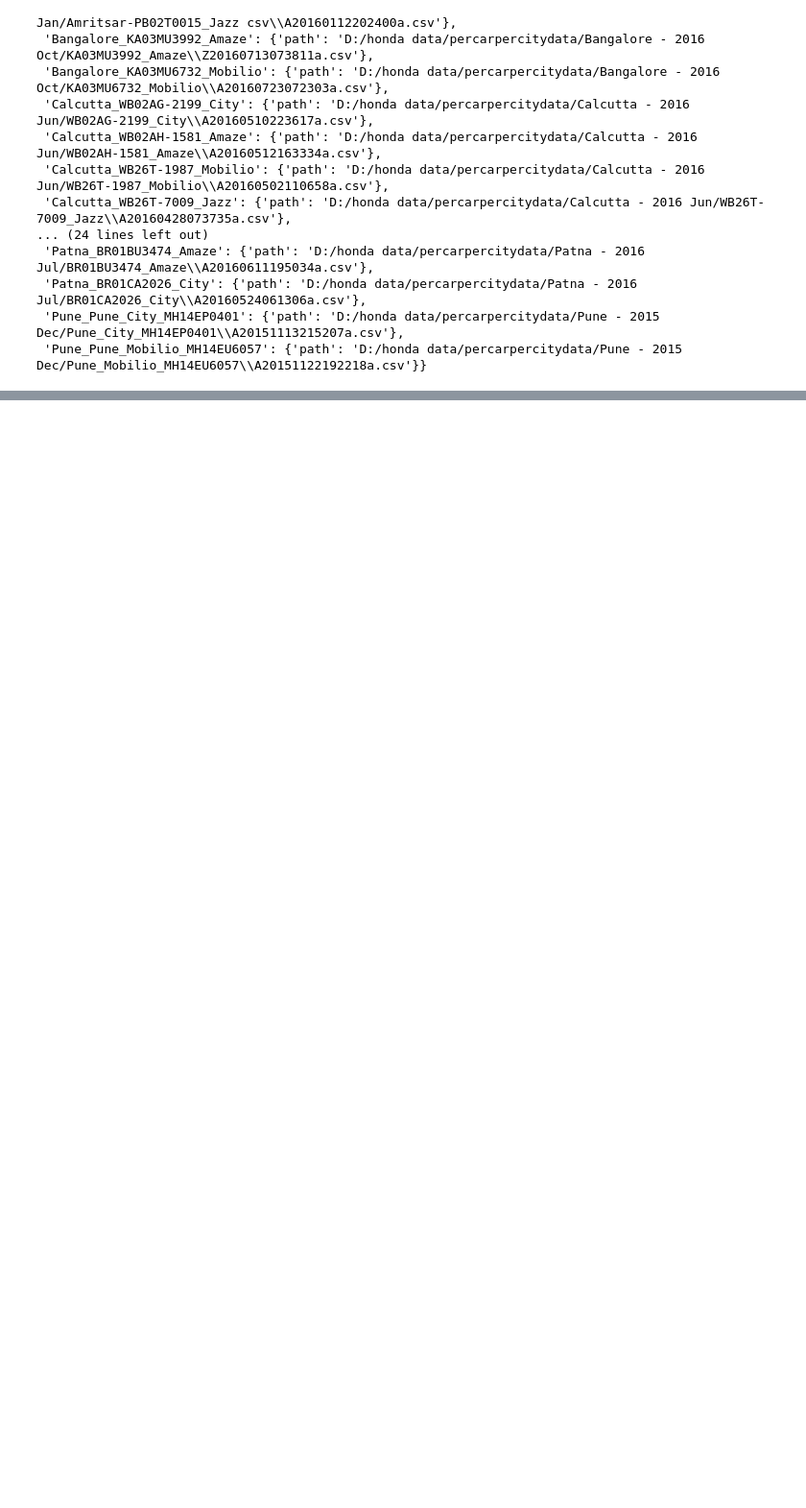
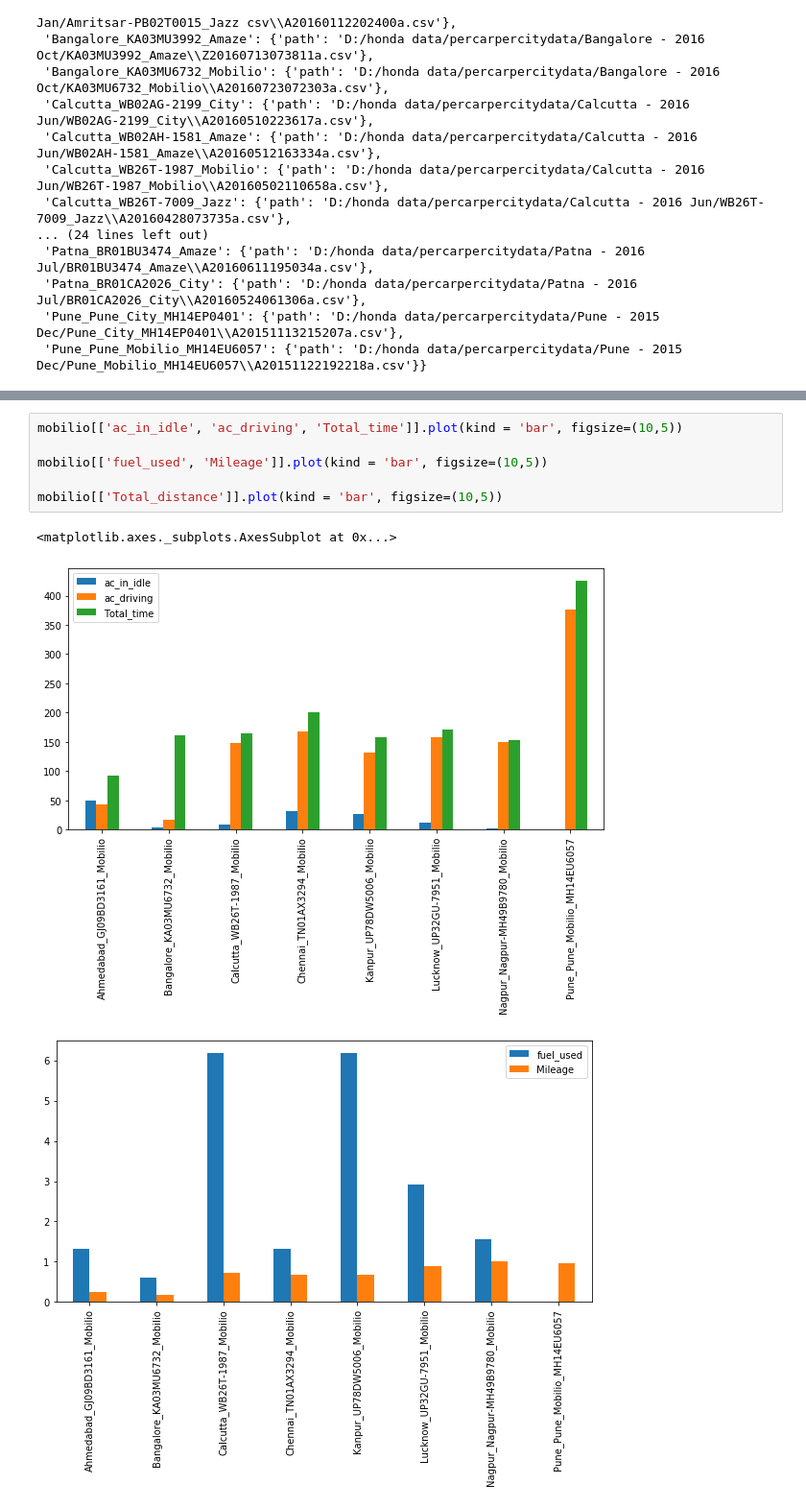
Before and after one commit to poshitasingh/honda_analysis, a Jupyter notebook: Honda.ipynb, the cells around one changed output, grey strips where cells are left out. Shown at 96% size. Saved outputs shown, nothing was run; the diff lists cells and outputs as text; blank space fills up the shorter version.

```diff
--- a/Honda.ipynb
+++ b/Honda.ipynb
@@ -159,0 +291,10 @@ k
+# %%
+mobilio[['ac_in_idle', 'ac_driving', 'Total_time']].plot(kind = 'bar', figsize=(10,5))
+
+mobilio[['fuel_used', 'Mileage']].plot(kind = 'bar', figsize=(10,5))
+
+mobilio[['Total_distance']].plot(kind = 'bar', figsize=(10,5))
+# %% [output]
+<matplotlib.axes._subplots.AxesSubplot at 0x...>
+[figure, added]
+[figure, added]
```
Also changed, not shown: parts of 16 cells of this notebook.
